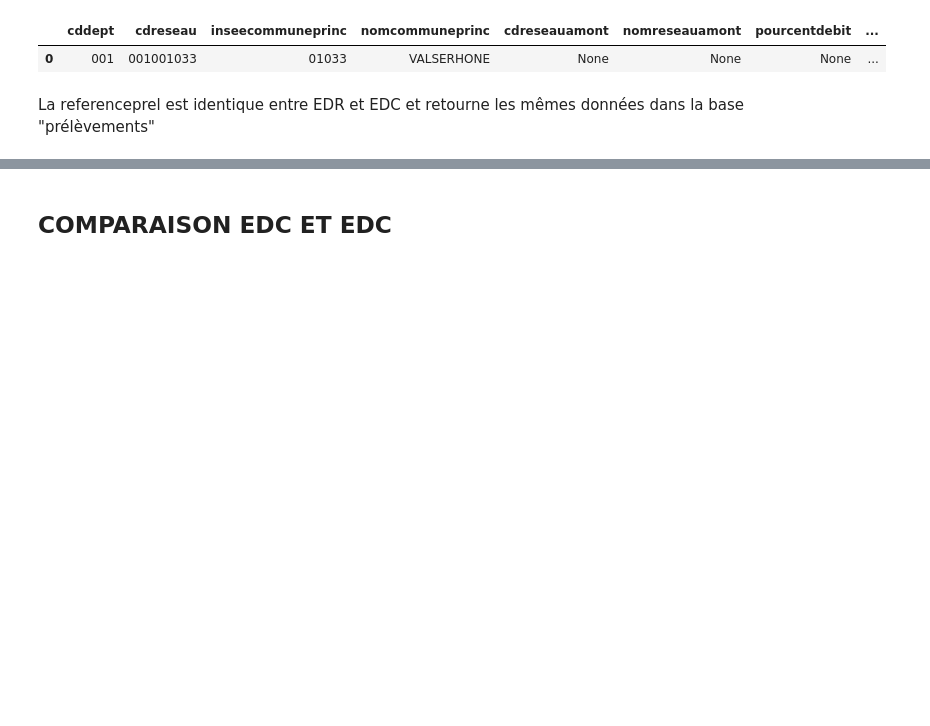
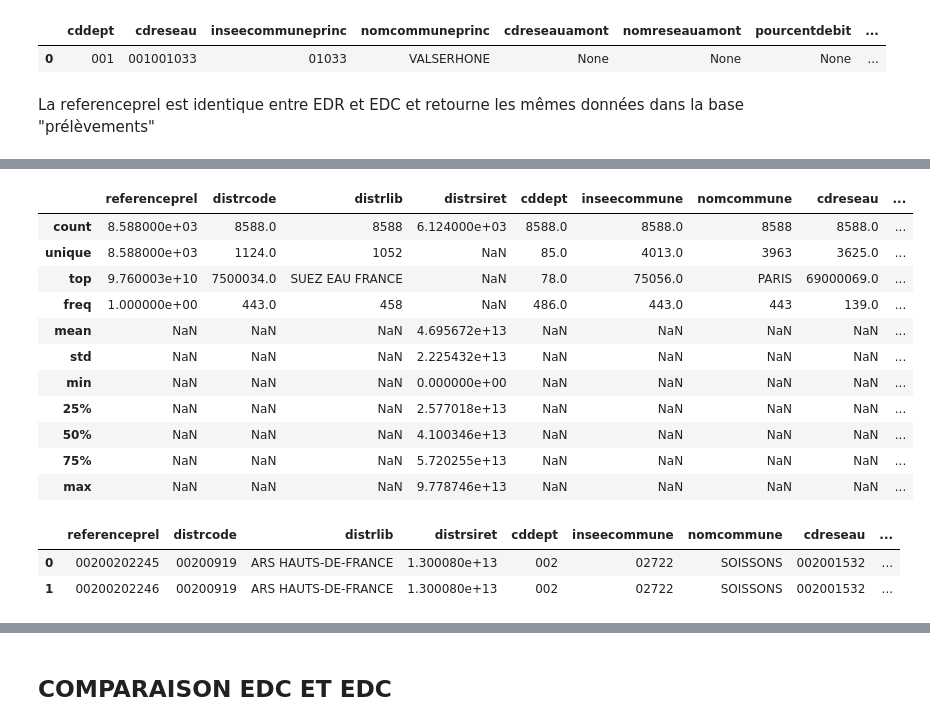
Before and after one commit to sbsrouteur/13_pollution_eau, a Jupyter notebook: analytics/notebooks/bdd_edr_udi.ipynb, the cells around one changed output, grey strips where cells are left out. Drawn from its saved outputs; the diff is of its cells as text; code cells hidden in the pictures; blank space fills up the shorter version.

```diff
--- a/analytics/notebooks/bdd_edr_udi.ipynb
+++ b/analytics/notebooks/bdd_edr_udi.ipynb
@@ -195,7 +182,7 @@ Index: []
 # recherche liste unique referenceprel
 
 edc_plv = data_edc_plv[['referenceprel']].copy()
-unique_edc_plv=edr_plv.drop_duplicates()
+unique_edc_plv=edc_plv.drop_duplicates()
 unique_edc_plv.info()
 # %% [output]
 <class 'pandas.core.frame.DataFrame'>
@@ -210,0 +196,5 @@ Le nb de prélèvements est identique entre EDC et EDR dans les base prélèveme
+# %%
+# recherche des prélèvements présents dans EDR et absents dans EDC
+
+resultat = unique_edr_plv[~unique_edr_plv['referenceprel'].isin(unique_edc_plv['referenceprel'])]
+print(resultat)
@@ -210,0 +216,24 @@ Le nb de prélèvements est identique entre EDC et EDR dans les base prélèveme
+# %%
+# extraction des 8588 prélèvements absents de EDC
+
+res = resultat.merge(edr_udi_plv,left_on='referenceprel', right_on='referenceprel',how='inner')
+res.describe(include='all')
+# %% [output]
+|  | referenceprel | distrcode | distrlib | distrsiret | cddept | inseecommune | nomcommune | cdreseau | ... |
+| count | 8.588000e+03 | 8588.0 | 8588 | 6.124000e+03 | 8588.0 | 8588.0 | 8588 | 8588.0 | ... |
+| unique | 8.588000e+03 | 1124.0 | 1052 | NaN | 85.0 | 4013.0 | 3963 | 3625.0 | ... |
+| top | 9.760003e+10 | 7500034.0 | SUEZ EAU FRANCE | NaN | 78.0 | 75056.0 | PARIS | 69000069.0 | ... |
+| freq | 1.000000e+00 | 443.0 | 458 | NaN | 486.0 | 443.0 | 443 | 139.0 | ... |
+| mean | NaN | NaN | NaN | 4.695672e+13 | NaN | NaN | NaN | NaN | ... |
+| std | NaN | NaN | NaN | 2.225432e+13 | NaN | NaN | NaN | NaN | ... |
+| min | NaN | NaN | NaN | 0.000000e+00 | NaN | NaN | NaN | NaN | ... |
+| 25% | NaN | NaN | NaN | 2.577018e+13 | NaN | NaN | NaN | NaN | ... |
+| 50% | NaN | NaN | NaN | 4.100346e+13 | NaN | NaN | NaN | NaN | ... |
+| 75% | NaN | NaN | NaN | 5.720255e+13 | NaN | NaN | NaN | NaN | ... |
+| max | NaN | NaN | NaN | 9.778746e+13 | NaN | NaN | NaN | NaN | ... |
+# %%
+res.head(2)
+# %% [output]
+|  | referenceprel | distrcode | distrlib | distrsiret | cddept | inseecommune | nomcommune | cdreseau | ... |
+| 0 | 00200202245 | 00200919 | ARS HAUTS-DE-FRANCE | 1.300080e+13 | 002 | 02722 | SOISSONS | 002001532 | ... |
+| 1 | 00200202246 | 00200919 | ARS HAUTS-DE-FRANCE | 1.300080e+13 | 002 | 02722 | SOISSONS | 002001532 | ... |
```
Also changed, not shown: parts of 26 cells of this notebook.
